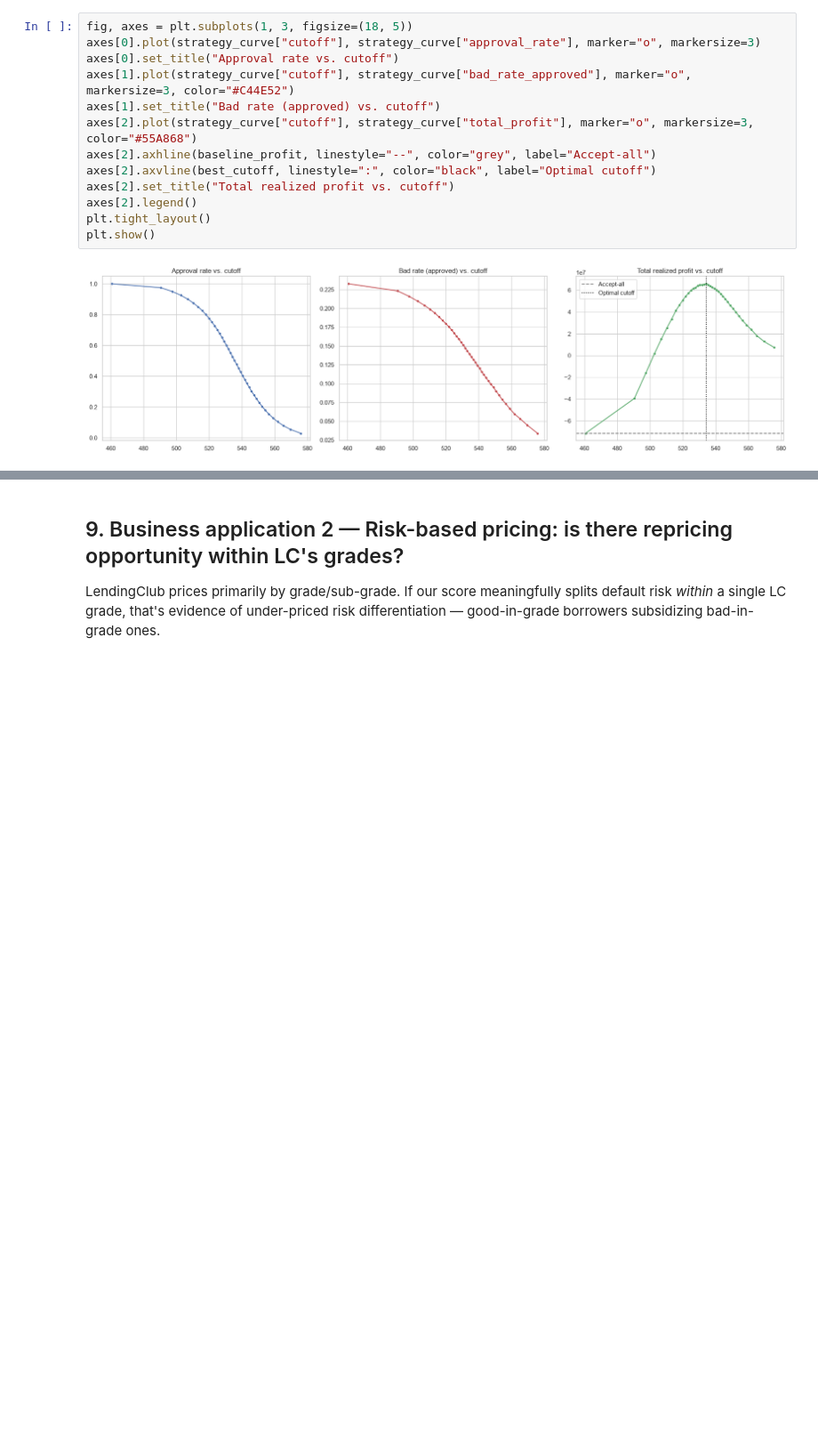
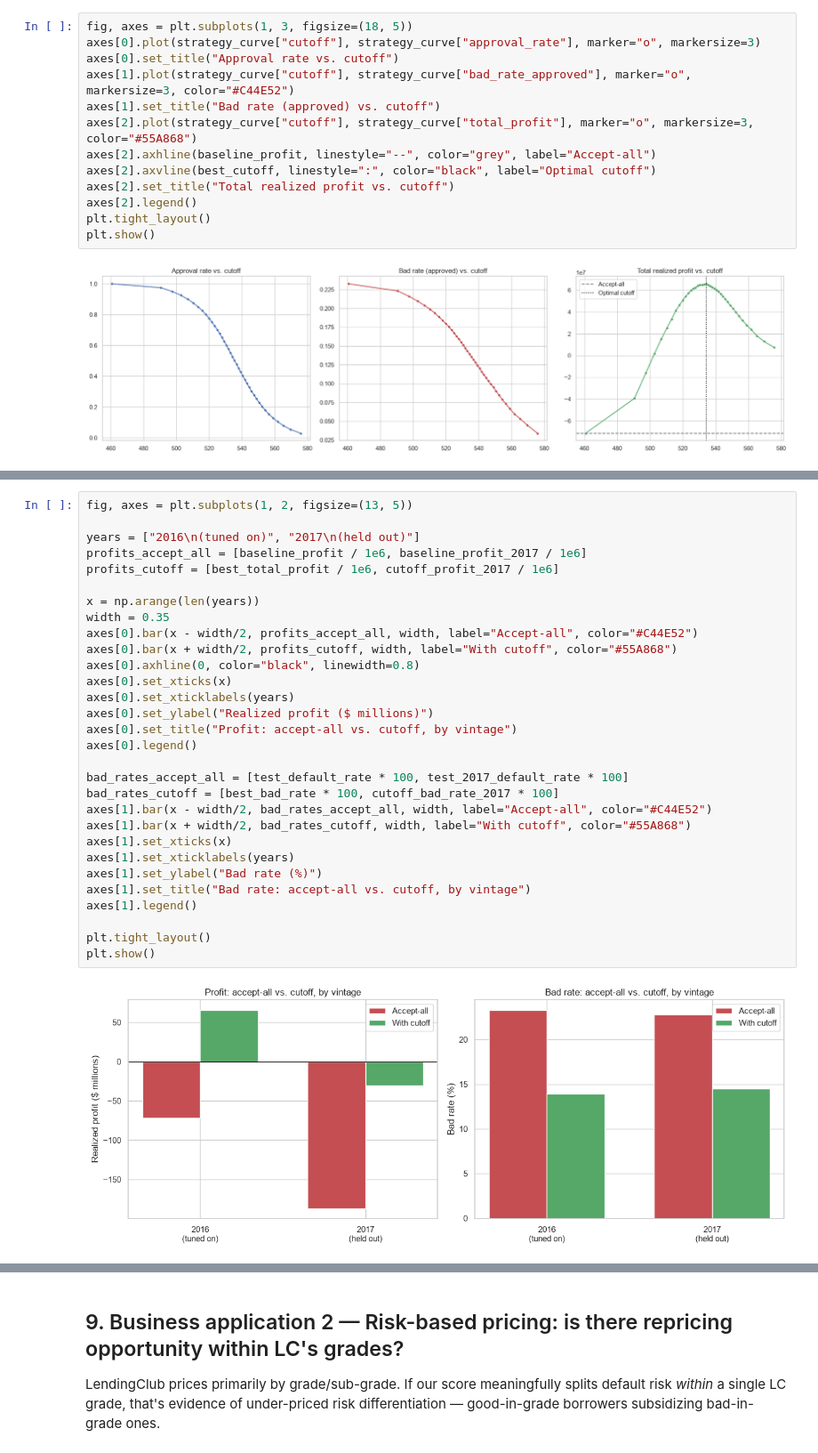
Before and after one commit to andreastio/credit-risk-strategy-lendingclub, a Jupyter notebook: notebooks/scorecard.ipynb, the cells around one changed output, grey strips where cells are left out. Shown at 89% size. Drawn from its saved outputs; the diff is of its cells as text; blank space fills up the shorter version.

Commit message:
Add 2017 vintage robustness check for the approval cutoff

```diff
--- a/notebooks/scorecard.ipynb
+++ b/notebooks/scorecard.ipynb
@@ -473,0 +527,32 @@ summary).
+# %%
+fig, axes = plt.subplots(1, 2, figsize=(13, 5))
+
+years = ["2016\n(tuned on)", "2017\n(held out)"]
+profits_accept_all = [baseline_profit / 1e6, baseline_profit_2017 / 1e6]
+profits_cutoff = [best_total_profit / 1e6, cutoff_profit_2017 / 1e6]
+
+x = np.arange(len(years))
+width = 0.35
+axes[0].bar(x - width/2, profits_accept_all, width, label="Accept-all", color="#C44E52")
+axes[0].bar(x + width/2, profits_cutoff, width, label="With cutoff", color="#55A868")
+axes[0].axhline(0, color="black", linewidth=0.8)
+axes[0].set_xticks(x)
+axes[0].set_xticklabels(years)
+axes[0].set_ylabel("Realized profit ($ millions)")
+axes[0].set_title("Profit: accept-all vs. cutoff, by vintage")
+axes[0].legend()
+
+bad_rates_accept_all = [test_default_rate * 100, test_2017_default_rate * 100]
+bad_rates_cutoff = [best_bad_rate * 100, cutoff_bad_rate_2017 * 100]
+axes[1].bar(x - width/2, bad_rates_accept_all, width, label="Accept-all", color="#C44E52")
+axes[1].bar(x + width/2, bad_rates_cutoff, width, label="With cutoff", color="#55A868")
+axes[1].set_xticks(x)
+axes[1].set_xticklabels(years)
+axes[1].set_ylabel("Bad rate (%)")
+axes[1].set_title("Bad rate: accept-all vs. cutoff, by vintage")
+axes[1].legend()
+
+plt.tight_layout()
+plt.show()
+# %% [output]
+[figure, added]
```
Also changed, not shown: parts of 4 cells of this notebook.
